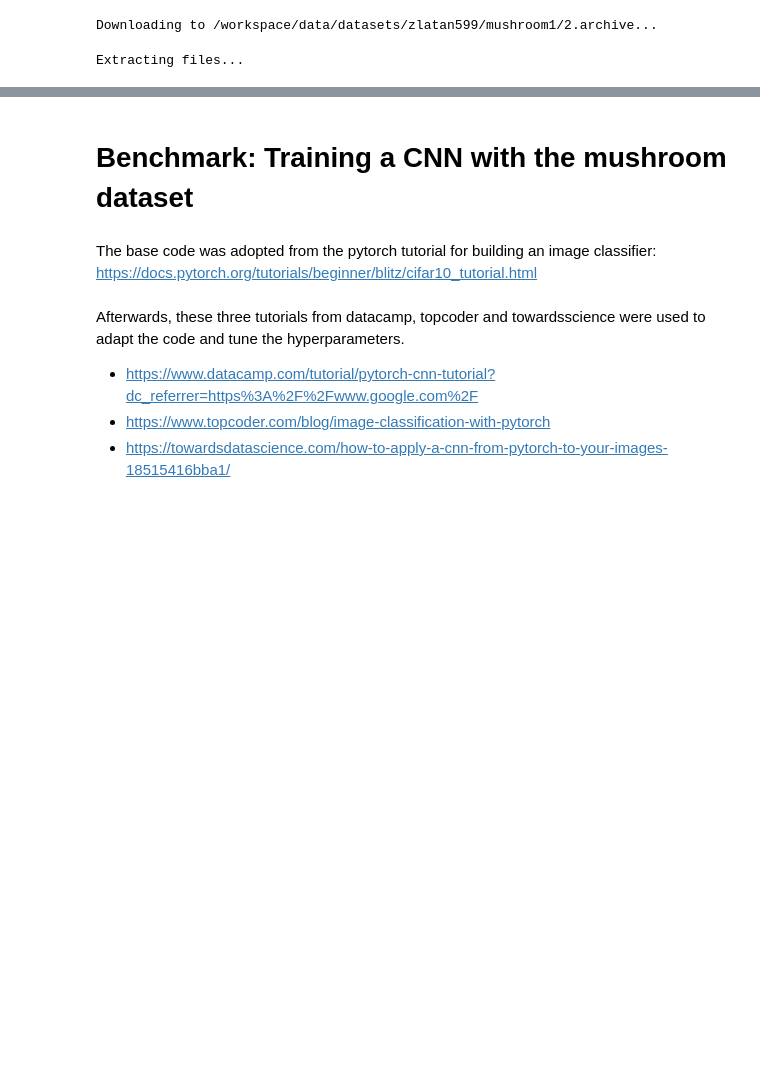
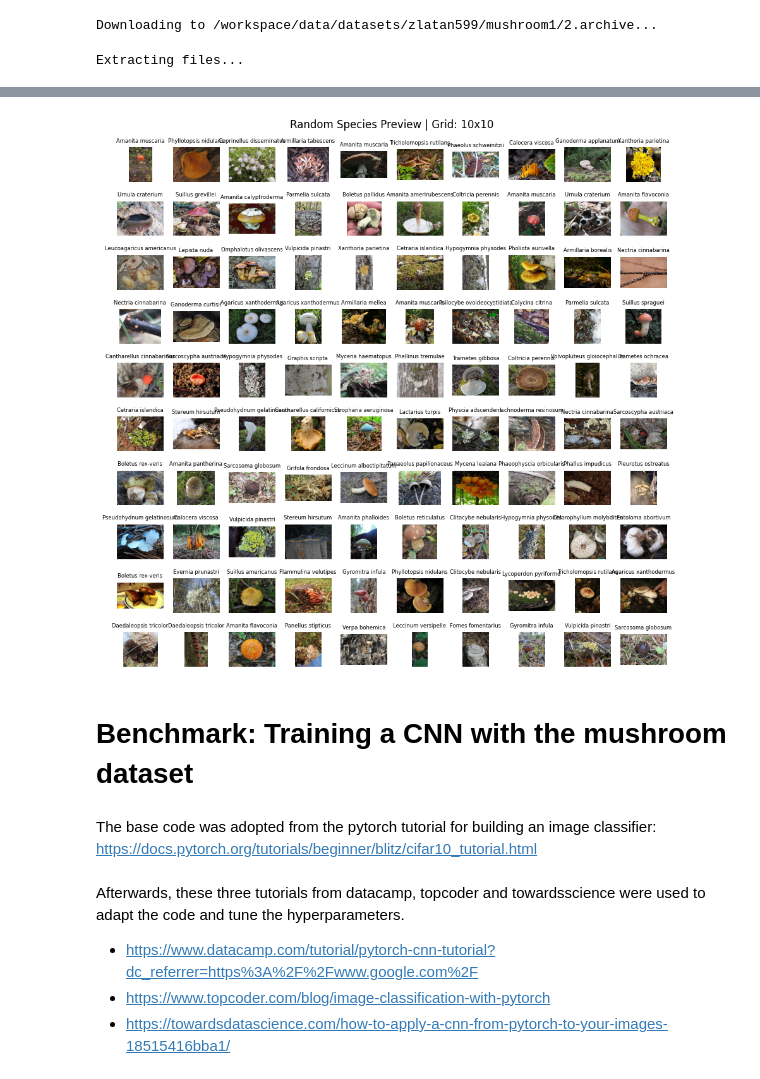
Before and after one commit to crispinlang/CO5_image_classification_project, a Jupyter notebook: project.ipynb, the cells around one changed output, grey strips where cells are left out. Drawn from its saved outputs; the diff is of its cells as text; code cells hidden in the pictures; blank space fills up the shorter version.

```diff
--- a/project.ipynb
+++ b/project.ipynb
@@ -15,3 +46,10 @@ Extracting files...
+# %%
+from src.inspection import preview_species
+
+preview_species_report = preview_species(10)
+preview_species_report
+# %% [output]
+[figure, added]
 # %% [markdown]
 # Benchmark: Training a CNN with the mushroom dataset
 # %% [markdown]
```
Also changed, not shown: parts of 5 cells of this notebook.
